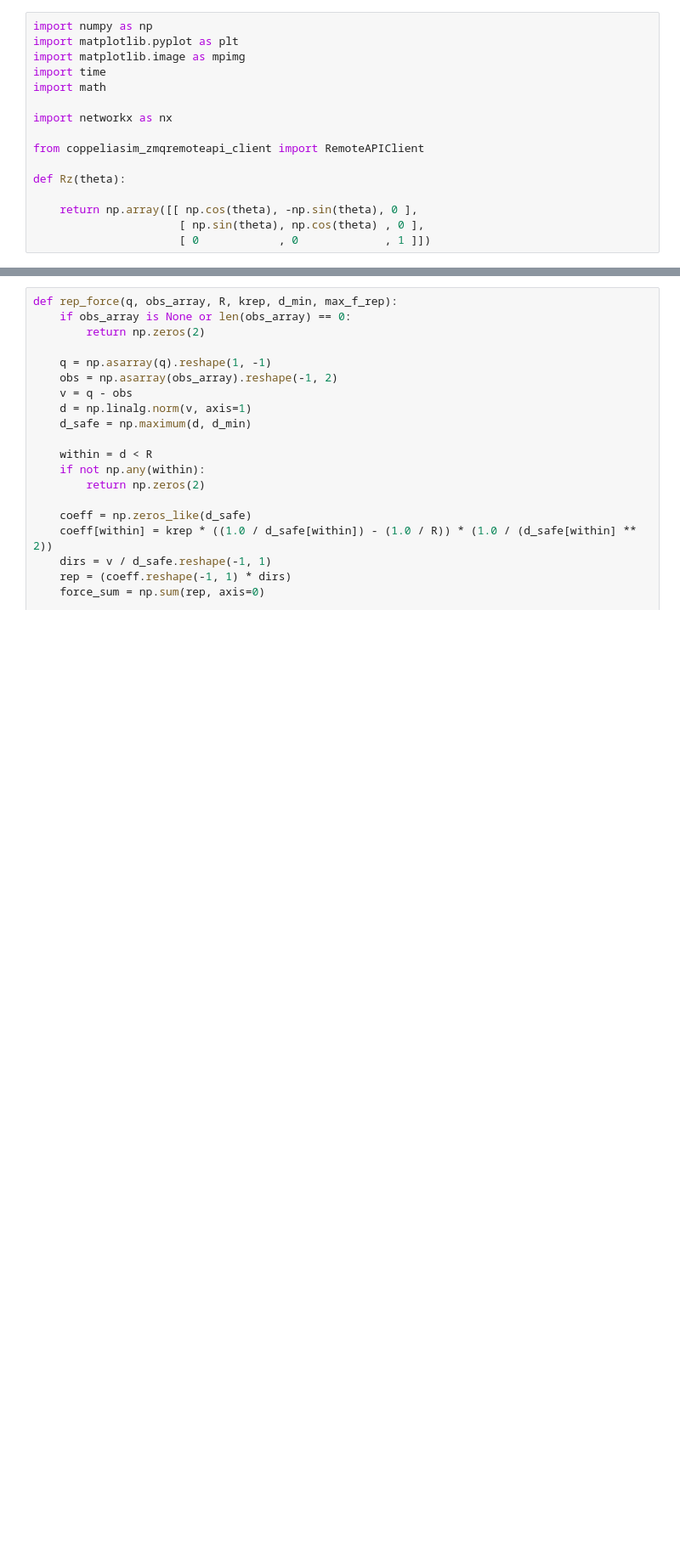
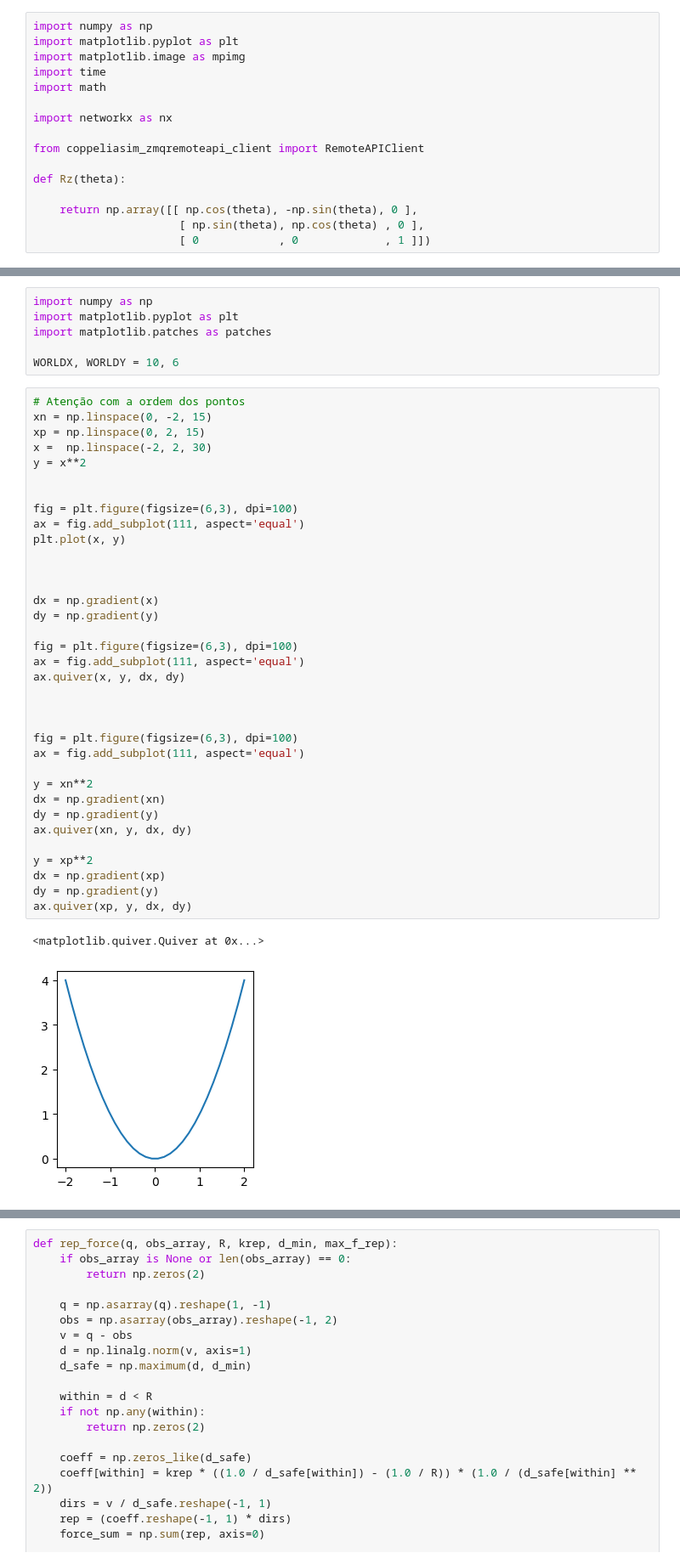
Before and after one commit to rafaelos134/RoboticaMovel, a Jupyter notebook: tp3/src/estatico/main.ipynb, the cells around one changed output, grey strips where cells are left out. Shown: that part at 85% size. Cells and saved outputs as stored; diff of their text form; blank space fills up the shorter version.

```diff
--- a/tp3/src/estatico/main.ipynb
+++ b/tp3/src/estatico/main.ipynb
@@ -101,0 +529,44 @@ def transform_laser_to_global(laser_data, robot_pos, robot_ori):
+# %%
+import numpy as np
+import matplotlib.pyplot as plt
+import matplotlib.patches as patches
+
+WORLDX, WORLDY = 10, 6
+# %%
+# Atenção com a ordem dos pontos
+xn = np.linspace(0, -2, 15)
+xp = np.linspace(0, 2, 15)
+x =  np.linspace(-2, 2, 30)
+y = x**2
+
+
+fig = plt.figure(figsize=(6,3), dpi=100)
+ax = fig.add_subplot(111, aspect='equal')
+plt.plot(x, y)
+
+
+
+dx = np.gradient(x)
+dy = np.gradient(y)
+
+fig = plt.figure(figsize=(6,3), dpi=100)
+ax = fig.add_subplot(111, aspect='equal')
+ax.quiver(x, y, dx, dy)
+
+
+
+fig = plt.figure(figsize=(6,3), dpi=100)
+ax = fig.add_subplot(111, aspect='equal')
+
+y = xn**2
+dx = np.gradient(xn)
+dy = np.gradient(y)
+ax.quiver(xn, y, dx, dy)
+
+y = xp**2
+dx = np.gradient(xp)
+dy = np.gradient(y)
+ax.quiver(xp, y, dx, dy)
+# %% [output]
+<matplotlib.quiver.Quiver at 0x...>
+[figure, added]
```
Also changed, not shown: parts of 18 cells of this notebook, 1 other file.
